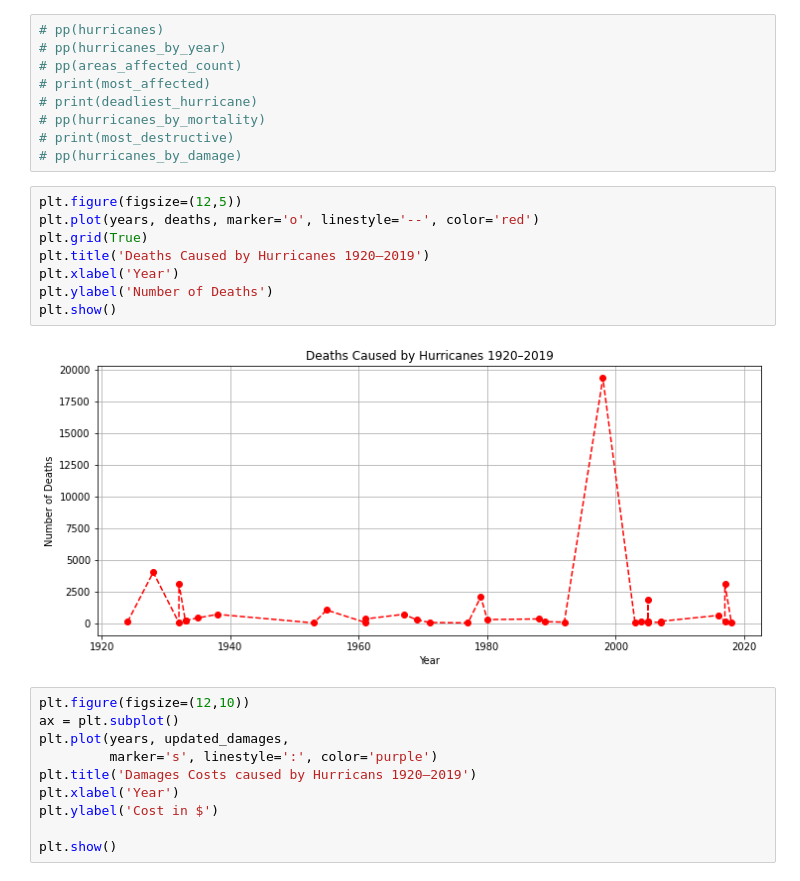
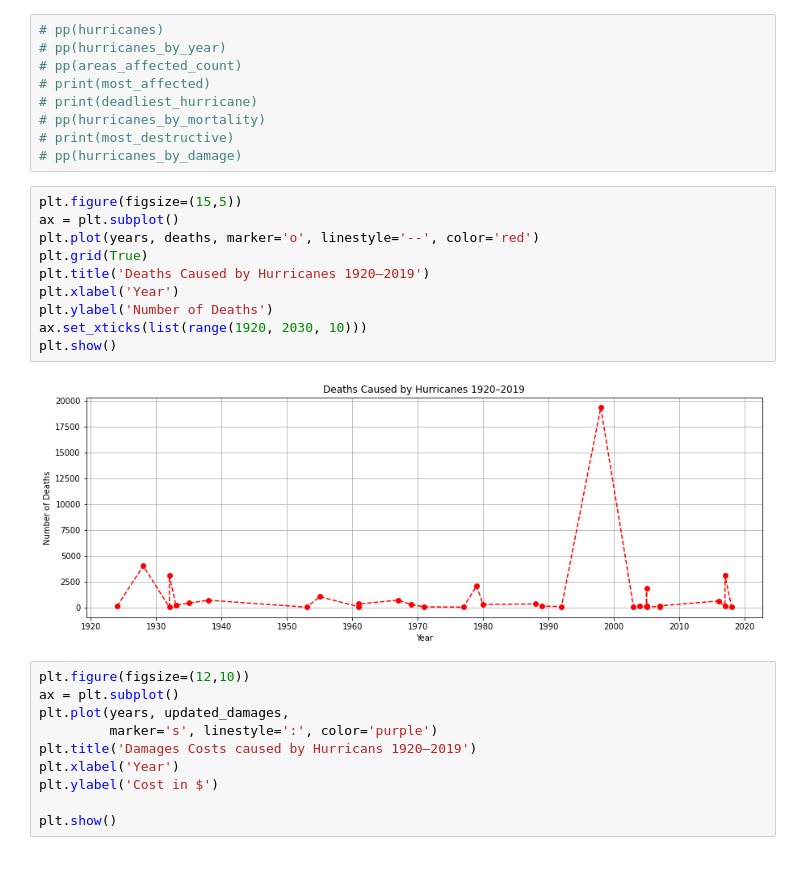
Before and after one commit to bravocharliemike/hurricane, a Jupyter notebook: hurricanes.ipynb, the cells around one changed output. Cells and saved outputs as stored; diff of their text form.

Commit message:
Fixed plot labels

```diff
--- a/hurricanes.ipynb
+++ b/hurricanes.ipynb
@@ -269,15 +269,17 @@ hurricanes_by_damage = rate_hurricanes_by_damage(hurricanes)
 # print(most_destructive)
 # pp(hurricanes_by_damage)
 # %%
-plt.figure(figsize=(12,5))
+plt.figure(figsize=(15,5))
+ax = plt.subplot()
 plt.plot(years, deaths, marker='o', linestyle='--', color='red')
 plt.grid(True)
 plt.title('Deaths Caused by Hurricanes 1920–2019')
 plt.xlabel('Year')
 plt.ylabel('Number of Deaths')
+ax.set_xticks(list(range(1920, 2030, 10)))
 plt.show()
 # %% [output]
-[figure, old version]
+[figure, new version]
 # %%
 plt.figure(figsize=(12,10))
 ax = plt.subplot()
```
